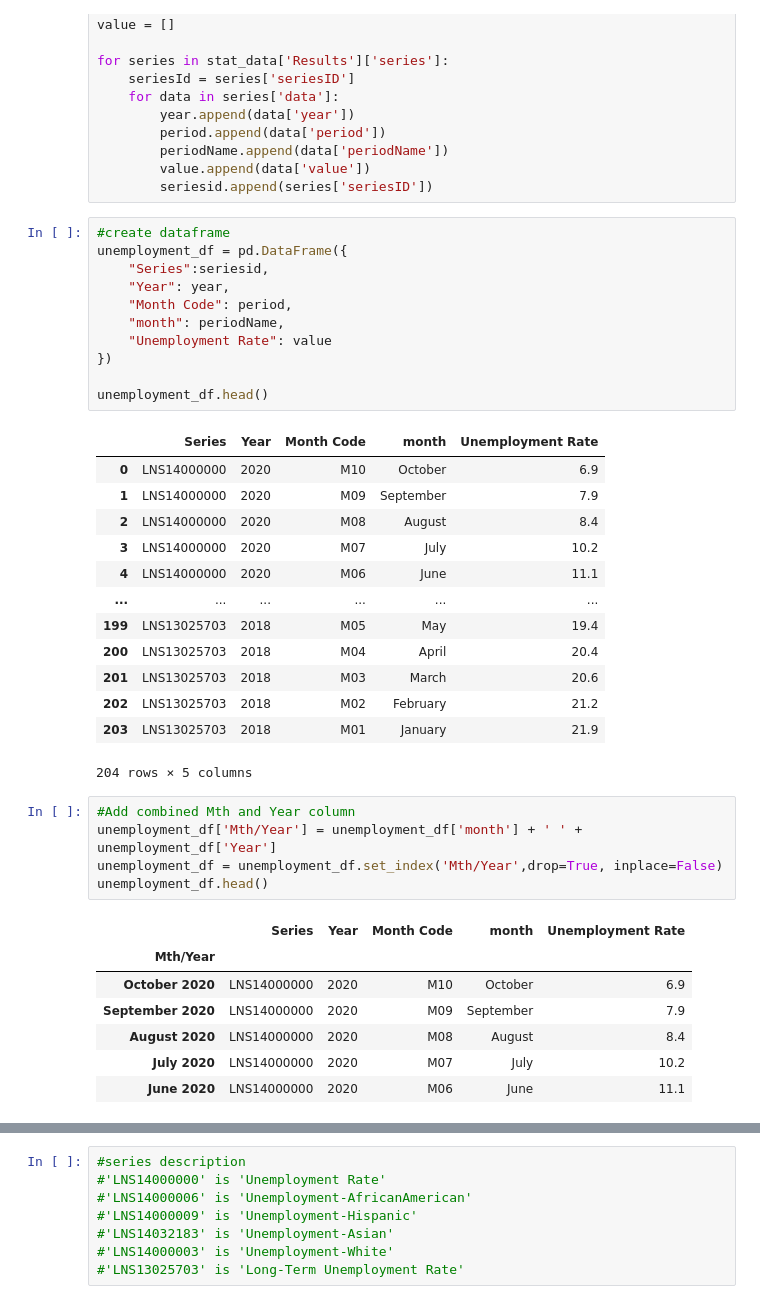
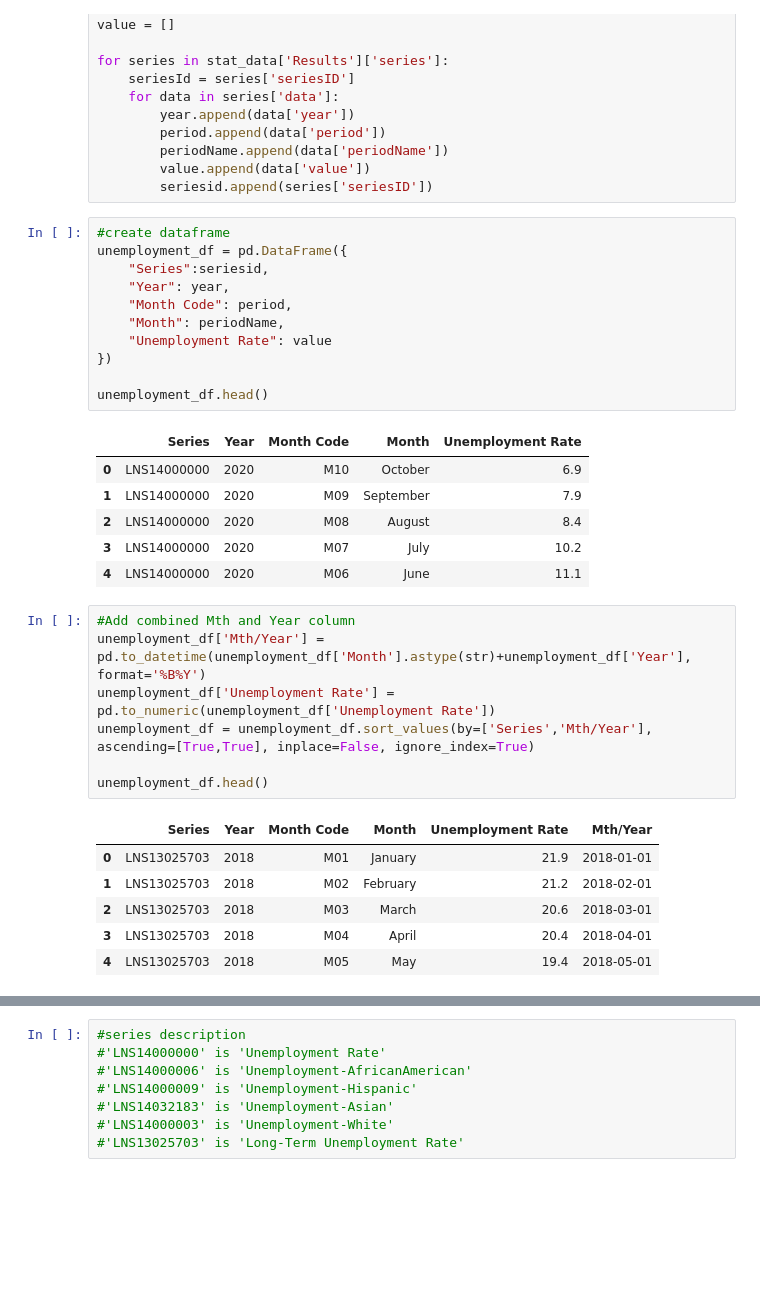
Before and after one commit to mgfrancis/GroupProject1, a Jupyter notebook: unemployment.ipynb, the cells around one changed output, grey strips where cells are left out. Cells and saved outputs as stored; diff of their text form; blank space fills up the shorter version.

Commit message:
updating unemployment

```diff
--- a/unemployment.ipynb
+++ b/unemployment.ipynb
@@ -52,35 +52,29 @@ unemployment_df = pd.DataFrame({
     "Series":seriesid,
     "Year": year,
     "Month Code": period,
-    "month": periodName,
+    "Month": periodName,
     "Unemployment Rate": value
 })
 
 unemployment_df.head()
 # %% [output]
-|  | Series | Year | Month Code | month | Unemployment Rate |
+|  | Series | Year | Month Code | Month | Unemployment Rate |
 | 0 | LNS14000000 | 2020 | M10 | October | 6.9 |
 | 1 | LNS14000000 | 2020 | M09 | September | 7.9 |
 | 2 | LNS14000000 | 2020 | M08 | August | 8.4 |
 | 3 | LNS14000000 | 2020 | M07 | July | 10.2 |
 | 4 | LNS14000000 | 2020 | M06 | June | 11.1 |
-| ... | ... | ... | ... | ... | ... |
-| 199 | LNS13025703 | 2018 | M05 | May | 19.4 |
-| 200 | LNS13025703 | 2018 | M04 | April | 20.4 |
-| 201 | LNS13025703 | 2018 | M03 | March | 20.6 |
-| 202 | LNS13025703 | 2018 | M02 | February | 21.2 |
-| 203 | LNS13025703 | 2018 | M01 | January | 21.9 |
-204 rows × 5 columns
 # %%
 #Add combined Mth and Year column
-unemployment_df['Mth/Year'] = unemployment_df['month'] + ' ' + unemployment_df['Year']
-unemployment_df = unemployment_df.set_index('Mth/Year',drop=True, inplace=False)
+unemployment_df['Mth/Year'] = pd.to_datetime(unemployment_df['Month'].astype(str)+unemployment_df['Year'], format='%B%Y')
+unemployment_df['Unemployment Rate'] = pd.to_numeric(unemployment_df['Unemployment Rate'])
+unemployment_df = unemployment_df.sort_values(by=['Series','Mth/Year'], ascending=[True,True], inplace=False, ignore_index=True)
+
 unemployment_df.head()
 # %% [output]
-|  | Series | Year | Month Code | month | Unemployment Rate |
-| Mth/Year |  |  |  |  |  |
-| October 2020 | LNS14000000 | 2020 | M10 | October | 6.9 |
-| September 2020 | LNS14000000 | 2020 | M09 | September | 7.9 |
-| August 2020 | LNS14000000 | 2020 | M08 | August | 8.4 |
-| July 2020 | LNS14000000 | 2020 | M07 | July | 10.2 |
-| June 2020 | LNS14000000 | 2020 | M06 | June | 11.1 |
+|  | Series | Year | Month Code | Month | Unemployment Rate | Mth/Year |
+| 0 | LNS13025703 | 2018 | M01 | January | 21.9 | 2018-01-01 |
+| 1 | LNS13025703 | 2018 | M02 | February | 21.2 | 2018-02-01 |
+| 2 | LNS13025703 | 2018 | M03 | March | 20.6 | 2018-03-01 |
+| 3 | LNS13025703 | 2018 | M04 | April | 20.4 | 2018-04-01 |
+| 4 | LNS13025703 | 2018 | M05 | May | 19.4 | 2018-05-01 |
```
Also changed, not shown: parts of 6 cells of this notebook.
